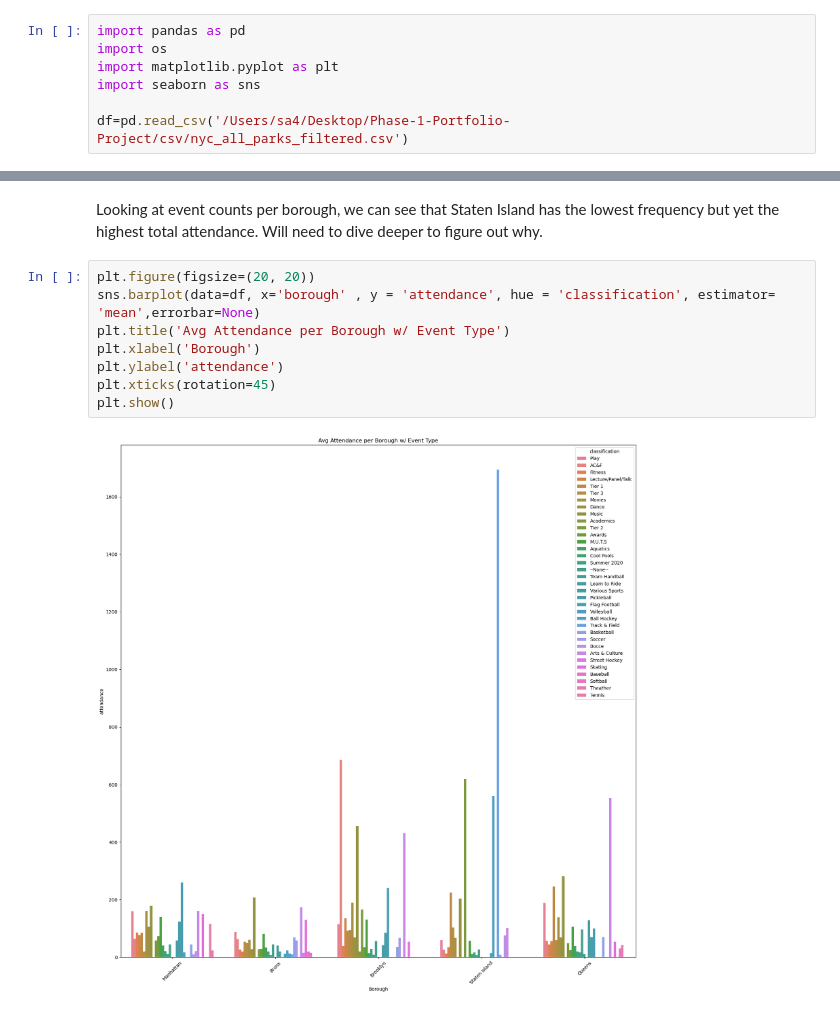
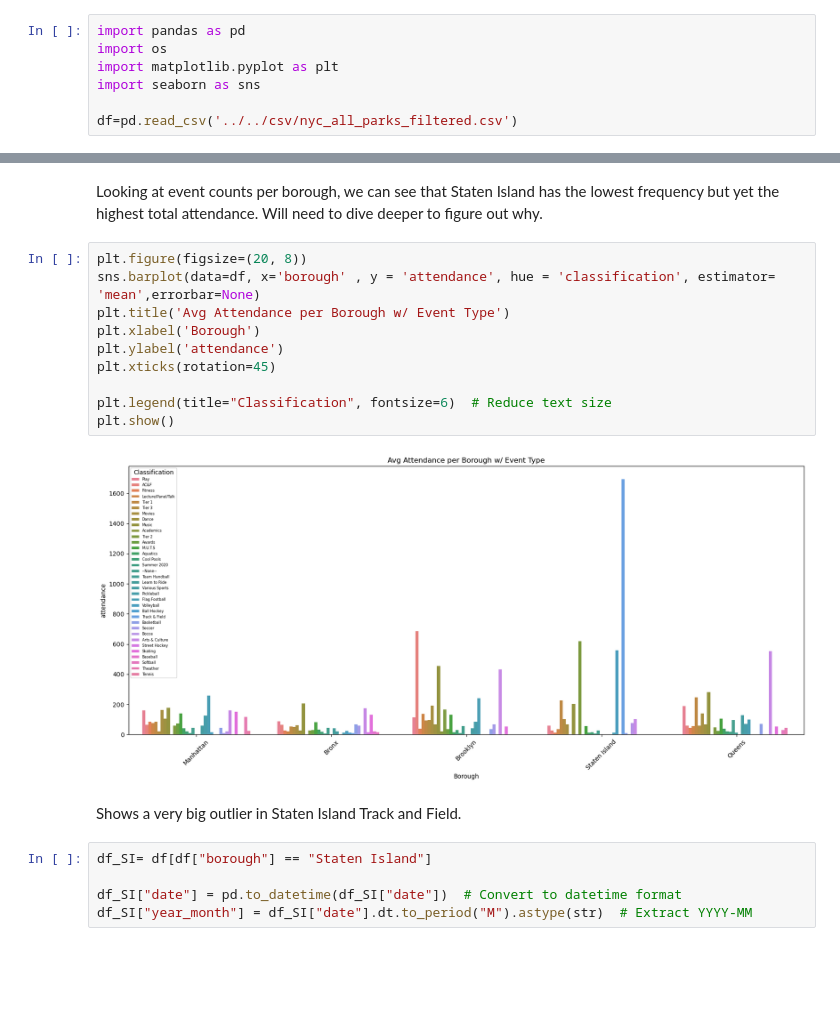
Before and after one commit to MaimunaBawa/Phase-1-Portfolio-Project, a Jupyter notebook: EDA Notebooks/Jian/Jian_NoteBook.ipynb, the cells around one changed output, grey strips where cells are left out. Saved outputs shown, nothing was run; the diff lists cells and outputs as text; blank space fills up the shorter version.

```diff
--- a/EDA Notebooks/Jian/Jian_NoteBook.ipynb
+++ b/EDA Notebooks/Jian/Jian_NoteBook.ipynb
@@ -4,4 +4,4 @@ import os
 import matplotlib.pyplot as plt
 import seaborn as sns
 
-df=pd.read_csv('/Users/sa4/Desktop/Phase-1-Portfolio-Project/csv/nyc_all_parks_filtered.csv')
+df=pd.read_csv('../../csv/nyc_all_parks_filtered.csv')
@@ -114,13 +135,22 @@ Text(0, 0.5, 'Total Event Counts')
 # %% [markdown]
 Looking at event counts per borough, we can see that Staten Island has the lowest frequency but yet the highest total attendance. Will need to dive deeper to figure out why.
 # %%
-plt.figure(figsize=(20, 20))
+plt.figure(figsize=(20, 8))
 sns.barplot(data=df, x='borough' , y = 'attendance', hue = 'classification', estimator= 'mean',errorbar=None)
 plt.title('Avg Attendance per Borough w/ Event Type')
 plt.xlabel('Borough')
 plt.ylabel('attendance')
 plt.xticks(rotation=45)
+
+plt.legend(title="Classification", fontsize=6)  # Reduce text size
 plt.show()
 # %% [output]
-[figure, old version]
+[figure, new version]
+# %% [markdown]
+Shows a very big outlier in Staten Island Track and Field.
+# %%
+df_SI= df[df["borough"] == "Staten Island"]
+
+df_SI["date"] = pd.to_datetime(df_SI["date"])  # Convert to datetime format
+df_SI["year_month"] = df_SI["date"].dt.to_period("M").astype(str)  # Extract YYYY-MM
 # %%
```
Also changed, not shown: parts of 14 cells of this notebook, 1 other file.
